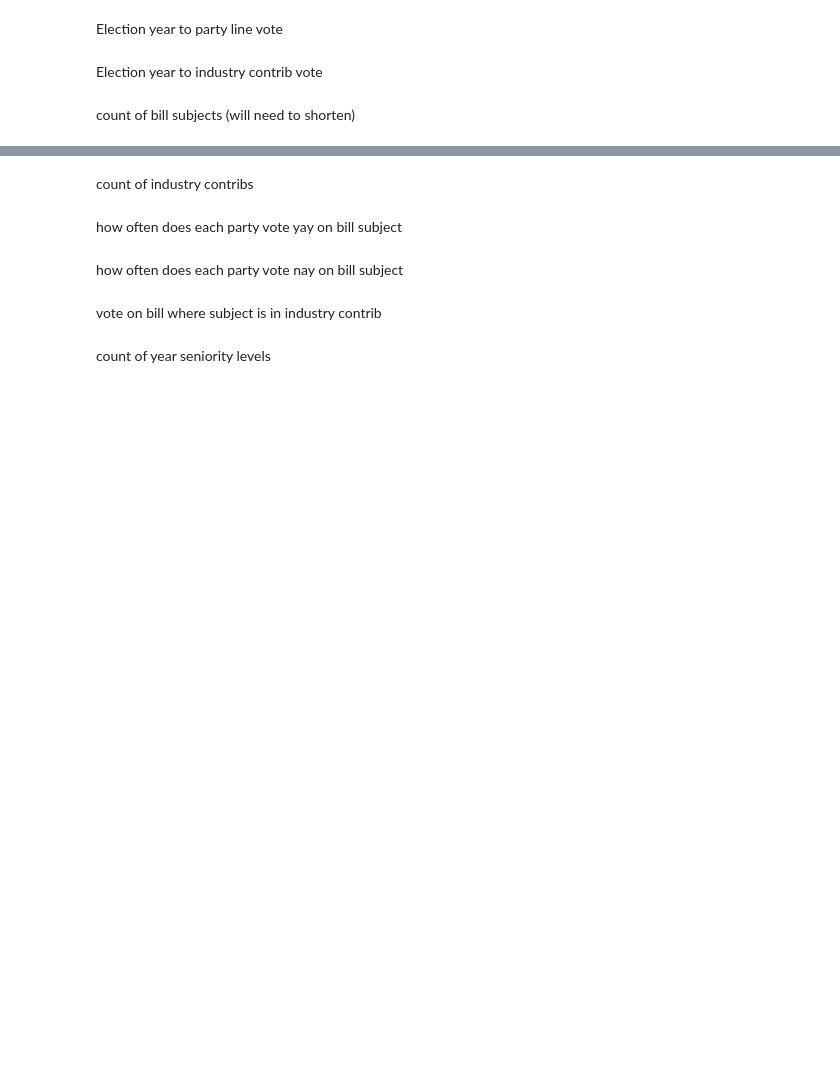
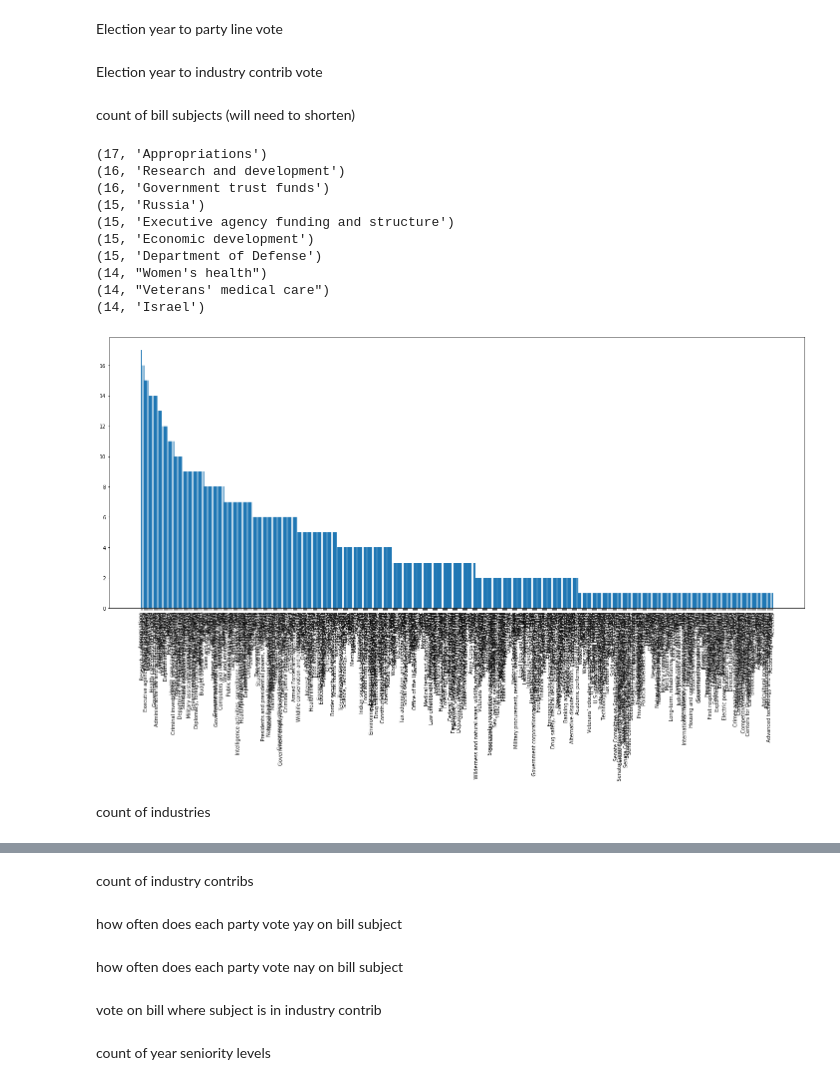
Before and after one commit to zapatos24/senator_nlp_vote_prediction, a Jupyter notebook: Ideas_for_EDA.ipynb, the cells around one changed output, grey strips where cells are left out. Saved outputs shown, nothing was run; the diff lists cells and outputs as text; code cells hidden in the pictures; blank space fills up the shorter version.

```diff
--- a/Ideas_for_EDA.ipynb
+++ b/Ideas_for_EDA.ipynb
@@ -7 +9,6 @@ import matplotlib.pyplot as plt
 %matplotlib inline
+# %%
+main_df = pd.read_pickle('main_df.pkl')
+
+display(main_df.head())
+display(main_df.info())
@@ -11,3 +44,41 @@ Election year to party line vote
 Election year to industry contrib vote
 # %% [markdown]
 count of bill subjects (will need to shorten)
+# %%
+subjects = []
+for i in range(20):
+    temp_sub = main_df['subject_{}'.format(i)].unique()
+    subjects += list(temp_sub)
+
+subjects = [x for x in subjects if pd.notna(x)]
+# %%
+count_subject = []
+for i in sorted(set(subjects)):
+    count = subjects.count(i)
+    if count > 0:
+        count_subject.append((count, i))
+
+x = [x[1] for x in sorted(count_subject, reverse=True)]
+y = [x[0] for x in sorted(count_subject, reverse=True)]
+
+for i in range(10):
+    print(sorted(count_subject, reverse=True)[i])
+
+plt.figure(figsize=(25,10))
+plt.bar(x,y)
+plt.xticks(rotation=90)
+plt.show()
+# %% [output]
+(17, 'Appropriations')
+(16, 'Research and development')
+(16, 'Government trust funds')
+(15, 'Russia')
+(15, 'Executive agency funding and structure')
+(15, 'Economic development')
+(15, 'Department of Defense')
+(14, "Women's health")
+(14, "Veterans' medical care")
+(14, 'Israel')
+[figure, added]
+# %% [markdown]
+count of industries
```
Also changed, not shown: parts of 5 cells of this notebook, 1 other file.
